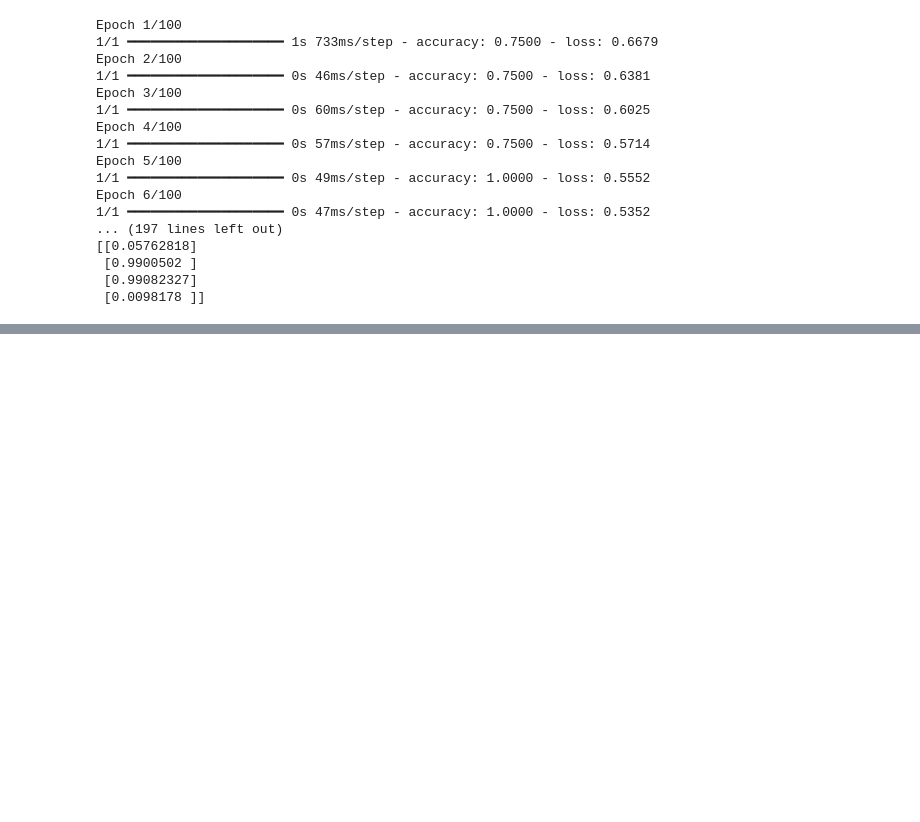
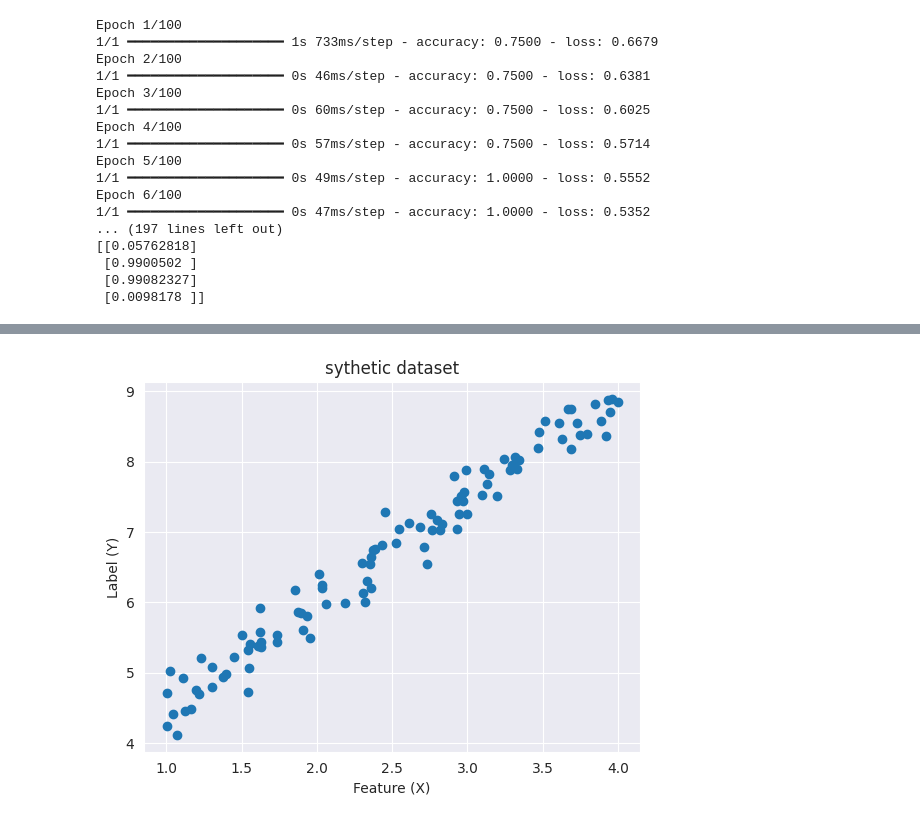
Before and after one commit to eSeohyeon/Python_for_CV, a Jupyter notebook: 4_인공지능과_이미지처리.ipynb, the cells around one changed output, grey strips where cells are left out. Cells and saved outputs as stored; diff of their text form; code cells hidden in the pictures; blank space fills up the shorter version.

```diff
--- a/4_인공지능과_이미지처리.ipynb
+++ b/4_인공지능과_이미지처리.ipynb
@@ -184,3 +184,11 @@ Epoch 6/100
  [0.9900502 ]
  [0.99082327]
  [0.0098178 ]]
+# %%
+# 인공지능 모델의 설계 및 학습
+
+## 임의의 독립변수 X 값 생성
+import tensorflow as tf
+
+x = tf.random.uniform(shape=[100], minval = 1, maxval = 4)
+print(x)
@@ -186,0 +212,8 @@ Epoch 6/100
+# %%
+# 선형 관계가 있는 종속 변수 Y 값 생성
+
+slope = 1.5
+intercept = 3
+epsilon = tf.random.truncated_normal(shape = [100], mean = 0, stddev = 0.3)
+y = slope * x + intercept + epsilon
+print(y)
@@ -186,0 +237,13 @@ Epoch 6/100
+# %%
+# 맷플로립을 사용한 데이터 시각화
+import matplotlib.pyplot as plt
+import seaborn as sns
+
+sns.set_style("darkgrid")
+plt.scatter(x, y)
+plt.xlabel('Feature (X)')
+plt.ylabel('Label (Y)')
+plt.title('sythetic dataset')
+plt.show()
+# %% [output]
+[figure, added]
```
Also changed, not shown: parts of 2 cells of this notebook.
